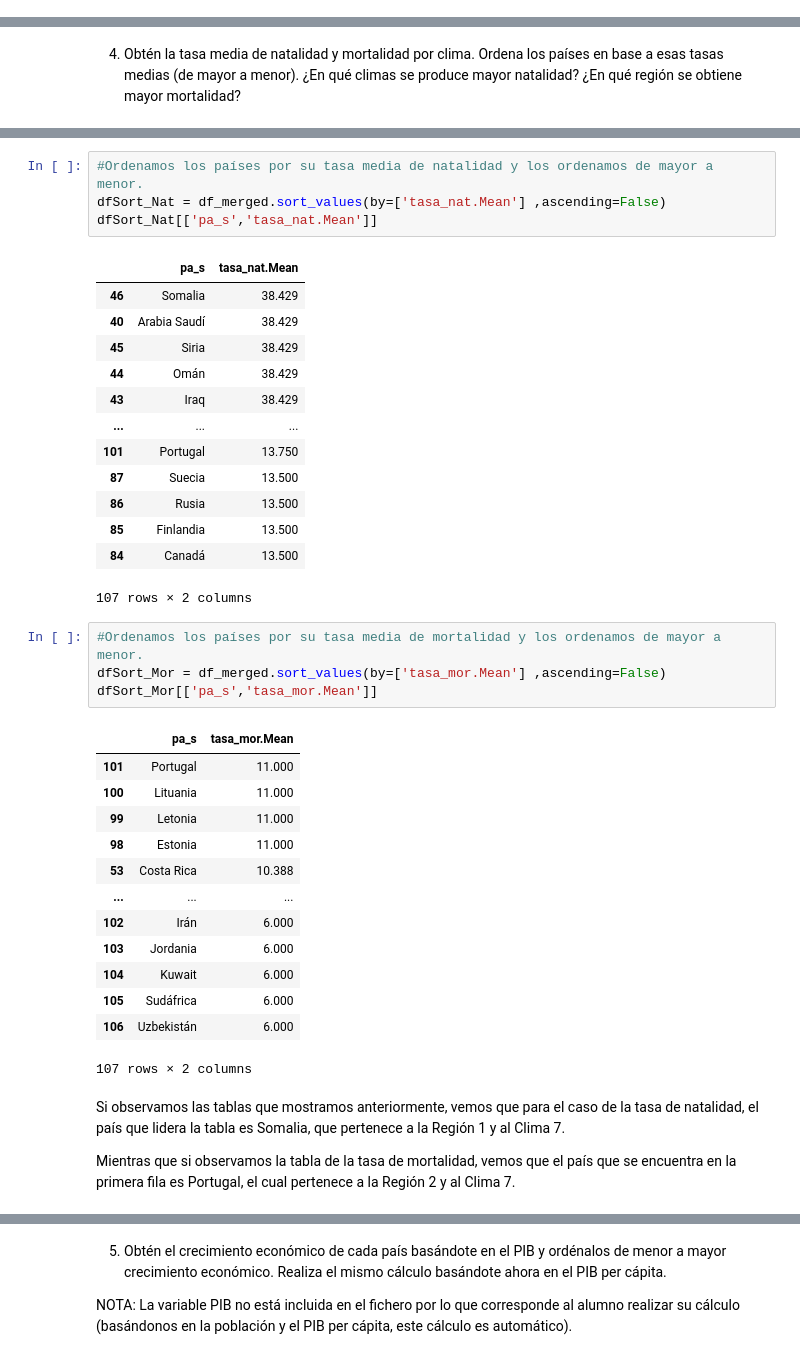
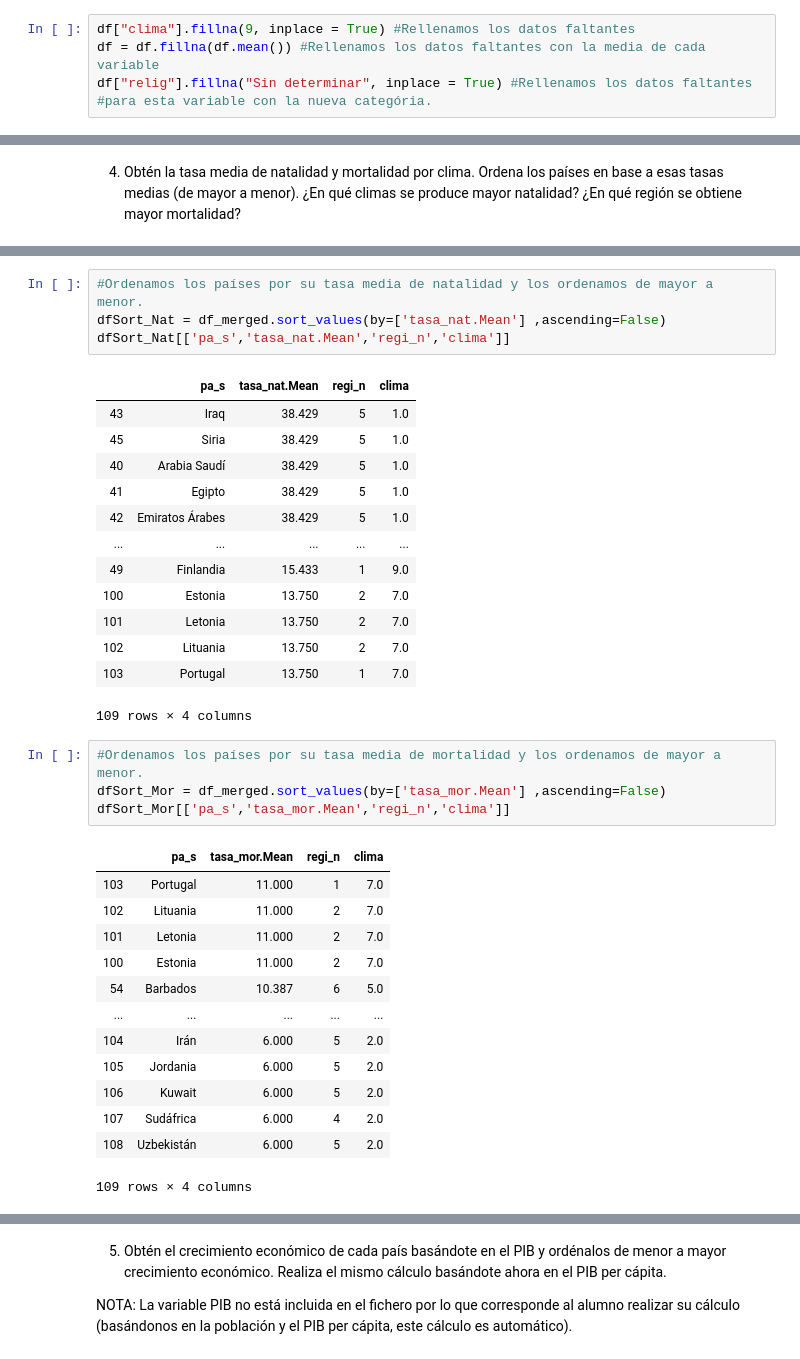
Before and after one commit to AnaFernandezCruz/ProgramacionOrientadaCD, a Jupyter notebook: PracticaPython.ipynb, the cells around one changed output, grey strips where cells are left out. Cells and saved outputs as stored; diff of their text form.

```diff
--- a/PracticaPython.ipynb
+++ b/PracticaPython.ipynb
@@ -43 +71,6 @@ df
+# %%
+df["clima"].fillna(9, inplace = True) #Rellenamos los datos faltantes
+df = df.fillna(df.mean()) #Rellenamos los datos faltantes con la media de cada variable
+df["relig"].fillna("Sin determinar", inplace = True) #Rellenamos los datos faltantes
+#para esta variable con la nueva categória.
 # %%
@@ -237,40 +261,36 @@ df_merged
 # %%
 #Ordenamos los países por su tasa media de natalidad y los ordenamos de mayor a menor.
 dfSort_Nat = df_merged.sort_values(by=['tasa_nat.Mean'] ,ascending=False)
-dfSort_Nat[['pa_s','tasa_nat.Mean']]
+dfSort_Nat[['pa_s','tasa_nat.Mean','regi_n','clima']]
 # %% [output]
-|  | pa_s | tasa_nat.Mean |
-| 46 | Somalia | 38.429 |
-| 40 | Arabia Saudí | 38.429 |
-| 45 | Siria | 38.429 |
-| 44 | Omán | 38.429 |
-| 43 | Iraq | 38.429 |
-| ... | ... | ... |
-| 101 | Portugal | 13.750 |
-| 87 | Suecia | 13.500 |
-| 86 | Rusia | 13.500 |
-| 85 | Finlandia | 13.500 |
-| 84 | Canadá | 13.500 |
+|  | pa_s | tasa_nat.Mean | regi_n | clima |
+| 43 | Iraq | 38.429 | 5 | 1.0 |
+| 45 | Siria | 38.429 | 5 | 1.0 |
+| 40 | Arabia Saudí | 38.429 | 5 | 1.0 |
+| 41 | Egipto | 38.429 | 5 | 1.0 |
+| 42 | Emiratos Árabes | 38.429 | 5 | 1.0 |
+| ... | ... | ... | ... | ... |
+| 49 | Finlandia | 15.433 | 1 | 9.0 |
+| 100 | Estonia | 13.750 | 2 | 7.0 |
+| 101 | Letonia | 13.750 | 2 | 7.0 |
+| 102 | Lituania | 13.750 | 2 | 7.0 |
+| 103 | Portugal | 13.750 | 1 | 7.0 |
-107 rows × 2 columns
+109 rows × 4 columns
 # %%
 #Ordenamos los países por su tasa media de mortalidad y los ordenamos de mayor a menor.
 dfSort_Mor = df_merged.sort_values(by=['tasa_mor.Mean'] ,ascending=False)
-dfSort_Mor[['pa_s','tasa_mor.Mean']]
+dfSort_Mor[['pa_s','tasa_mor.Mean','regi_n','clima']]
 # %% [output]
-|  | pa_s | tasa_mor.Mean |
-| 101 | Portugal | 11.000 |
-| 100 | Lituania | 11.000 |
-| 99 | Letonia | 11.000 |
-| 98 | Estonia | 11.000 |
-| 53 | Costa Rica | 10.388 |
-| ... | ... | ... |
-| 102 | Irán | 6.000 |
-| 103 | Jordania | 6.000 |
-| 104 | Kuwait | 6.000 |
-| 105 | Sudáfrica | 6.000 |
-| 106 | Uzbekistán | 6.000 |
+|  | pa_s | tasa_mor.Mean | regi_n | clima |
+| 103 | Portugal | 11.000 | 1 | 7.0 |
+| 102 | Lituania | 11.000 | 2 | 7.0 |
+| 101 | Letonia | 11.000 | 2 | 7.0 |
+| 100 | Estonia | 11.000 | 2 | 7.0 |
+| 54 | Barbados | 10.387 | 6 | 5.0 |
+| ... | ... | ... | ... | ... |
+| 104 | Irán | 6.000 | 5 | 2.0 |
+| 105 | Jordania | 6.000 | 5 | 2.0 |
+| 106 | Kuwait | 6.000 | 5 | 2.0 |
+| 107 | Sudáfrica | 6.000 | 4 | 2.0 |
+| 108 | Uzbekistán | 6.000 | 5 | 2.0 |
-107 rows × 2 columns
+109 rows × 4 columns
-# %% [markdown]
-Si observamos las tablas que mostramos anteriormente, vemos que para el caso de la tasa de natalidad, el país que lidera la tabla es Somalia, que pertenece a la Región 1 y al Clima 7.
-
-Mientras que si observamos la tabla de la tasa de mortalidad, vemos que el país que se encuentra en la primera fila es Portugal, el cual pertenece a la Región 2 y al Clima 7.
```
Also changed, not shown: parts of 22 cells of this notebook, 1 other file.
